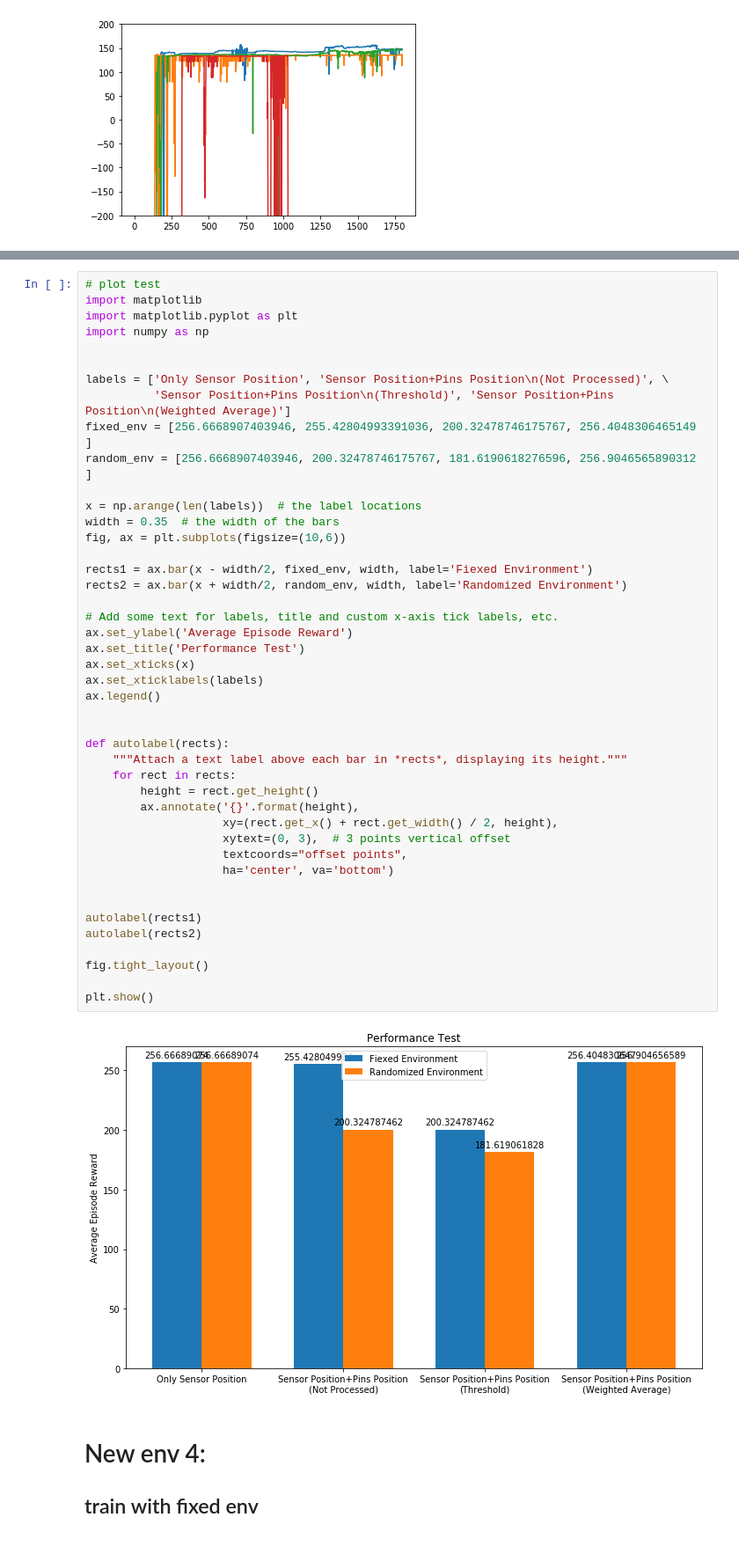
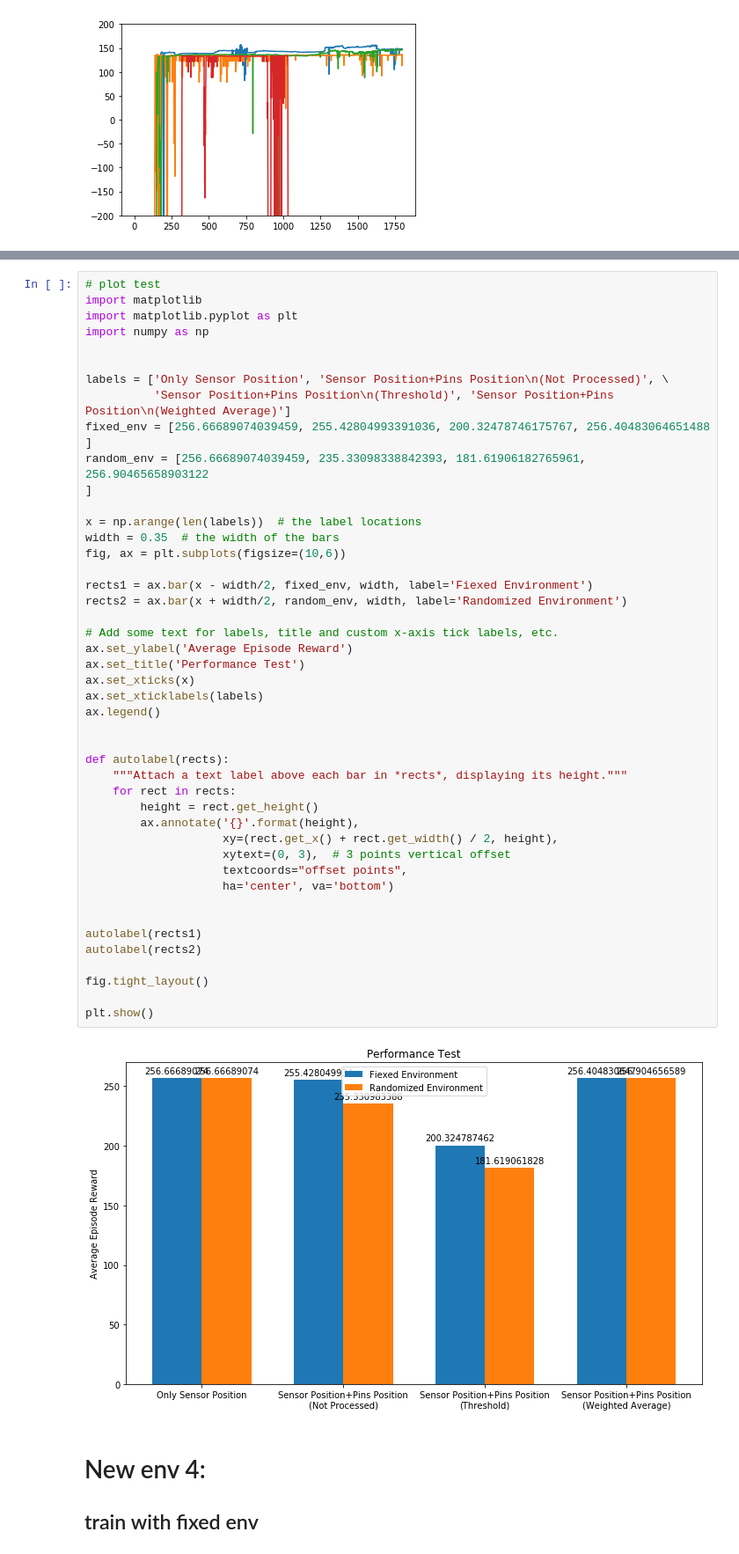
Before and after one commit to quantumiracle/store2, a Jupyter notebook: tac_follow726/Untitled.ipynb, the cells around one changed output, grey strips where cells are left out. Shown at 88% size. Drawn from its saved outputs; the diff is of its cells as text.

```diff
--- a/tac_follow726/Untitled.ipynb
+++ b/tac_follow726/Untitled.ipynb
@@ -56,9 +57,9 @@ import numpy as np
 
 labels = ['Only Sensor Position', 'Sensor Position+Pins Position\n(Not Processed)', \
           'Sensor Position+Pins Position\n(Threshold)', 'Sensor Position+Pins Position\n(Weighted Average)']
-fixed_env = [256.6668907403946, 255.42804993391036, 200.32478746175767, 256.4048306465149
+fixed_env = [256.66689074039459, 255.42804993391036, 200.32478746175767, 256.40483064651488
 ]
-random_env = [256.6668907403946, 200.32478746175767, 181.6190618276596, 256.9046565890312
+random_env = [256.66689074039459, 235.33098338842393, 181.61906182765961, 256.90465658903122
 ]
 
 x = np.arange(len(labels))  # the label locations
@@ -67,34 +68,34 @@ fig, ax = plt.subplots(figsize=(10,6))
 
 rects1 = ax.bar(x - width/2, fixed_env, width, label='Fiexed Environment')
 rects2 = ax.bar(x + width/2, random_env, width, label='Randomized Environment')
 
 # Add some text for labels, title and custom x-axis tick labels, etc.
 ax.set_ylabel('Average Episode Reward')
 ax.set_title('Performance Test')
 ax.set_xticks(x)
 ax.set_xticklabels(labels)
 ax.legend()
 
 
 def autolabel(rects):
     """Attach a text label above each bar in *rects*, displaying its height."""
     for rect in rects:
         height = rect.get_height()
         ax.annotate('{}'.format(height),
                     xy=(rect.get_x() + rect.get_width() / 2, height),
                     xytext=(0, 3),  # 3 points vertical offset
                     textcoords="offset points",
                     ha='center', va='bottom')
 
 
 autolabel(rects1)
 autolabel(rects2)
 
 fig.tight_layout()
 
 plt.show()
 # %% [output]
-[figure, old version]
+[figure, new version]
 # %% [markdown]
 # New env 4:
 ## train with fixed env
```
Also changed, not shown: parts of 1 cell of this notebook, 36 other files.
